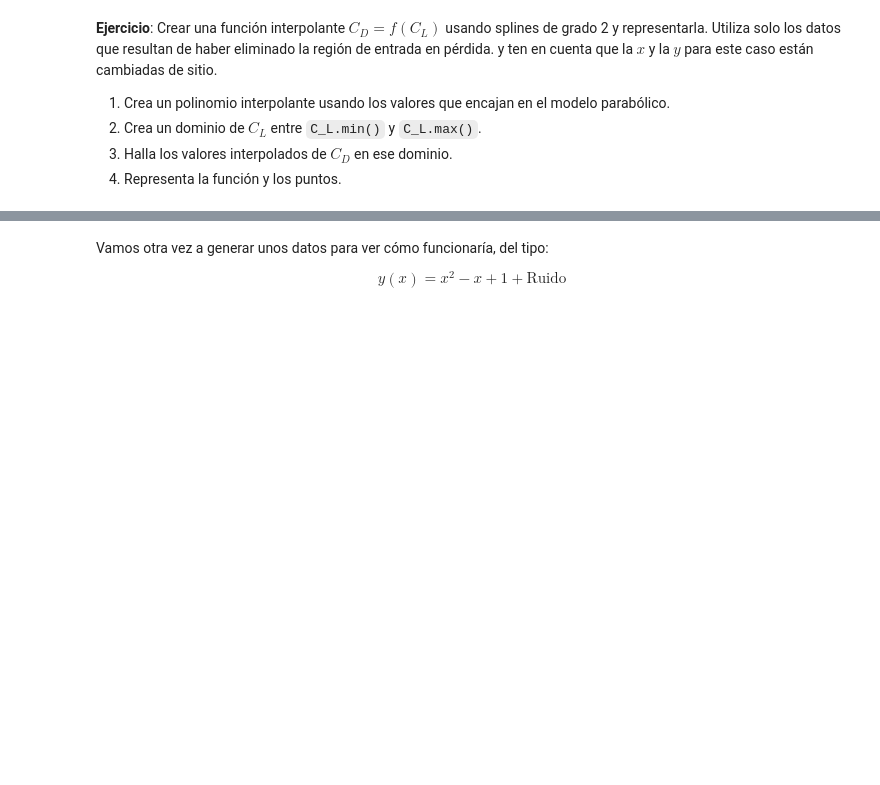
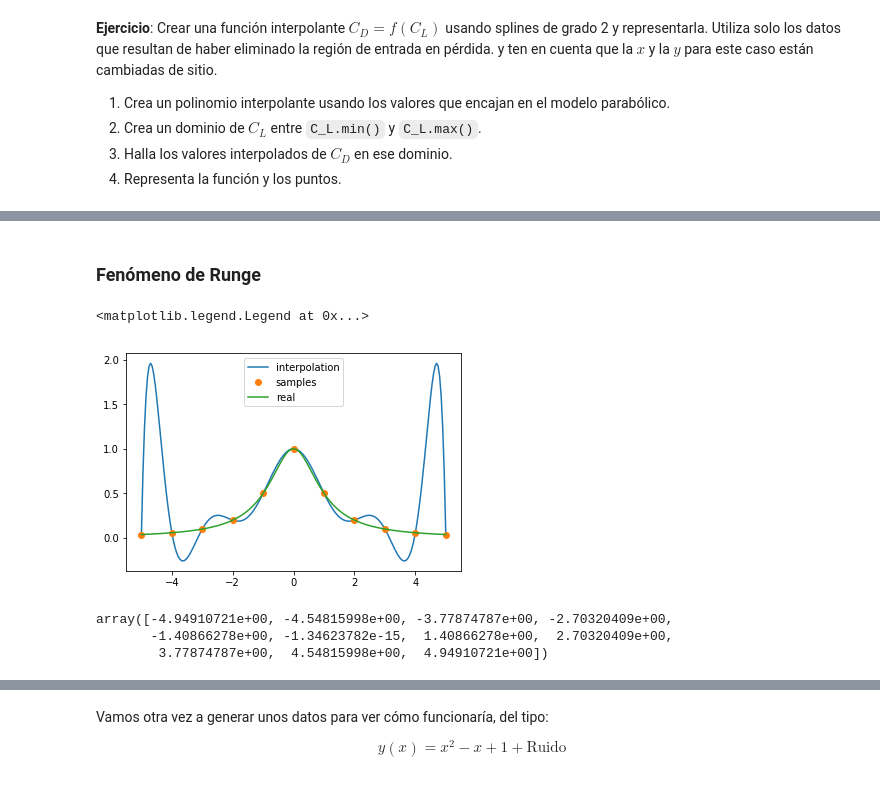
Before and after one commit to AeroPython/Curso_AeroPython, a Jupyter notebook: notebooks_completos/033-SciPy-InterpolacionAjuste.ipynb, the cells around one changed output, grey strips where cells are left out. Drawn from its saved outputs; the diff is of its cells as text; code cells hidden in the pictures; blank space fills up the shorter version.

```diff
--- a/notebooks_completos/033-SciPy-InterpolacionAjuste.ipynb
+++ b/notebooks_completos/033-SciPy-InterpolacionAjuste.ipynb
@@ -125,0 +131,30 @@ plt.plot(C_D, C_L, 'x', mew=2)
+# %% [markdown]
+### Fenómeno de Runge
+# %%
+# aeropython: preserve
+def runge(x):
+    return 1 / (1 + x ** 2)
+# %%
+# Número de nodos
+N = 11  # Nodos de interpolación
+
+# Seleccionamos los nodos
+xp = np.linspace(-5, 5, N)   # -5, -4, -3, ..., 3, 4, 5
+fp = runge(xp)
+
+# Seleccionamos la x para interpolar
+x = np.linspace(-5, 5, 200)
+
+# Calculamos el pol interp de Lagrange
+lag_pol = interpolate.lagrange(xp, fp)
+
+y = lag_pol(x)
+
+# pintamos
+plt.plot(x, y, label='interpolation')
+plt.plot(xp, fp, 'o', label='samples')
+plt.plot(x, runge(x), label='real')
+plt.legend(loc='upper center')
+# %% [output]
+<matplotlib.legend.Legend at 0x...>
+[figure, added]
@@ -125,0 +164,15 @@ plt.plot(C_D, C_L, 'x', mew=2)
+# %%
+# aeropython: preserve
+N = 11  # Nodos de interpolación
+
+coeffs_cheb = [0] * N + [1]  # Solo queremos el elemento 11 de la serie
+coeffs_cheb
+
+T11 = chebyshev.Chebyshev(coeffs_cheb, [-5, 5])
+xp_ch = T11.roots()
+
+xp_ch
+# %% [output]
+array([-4.94910721e+00, -4.54815998e+00, -3.77874787e+00, -2.70320409e+00,
+       -1.40866278e+00, -1.34623782e-15,  1.40866278e+00,  2.70320409e+00,
+        3.77874787e+00,  4.54815998e+00,  4.94910721e+00])
```
Also changed, not shown: parts of 34 cells of this notebook.
